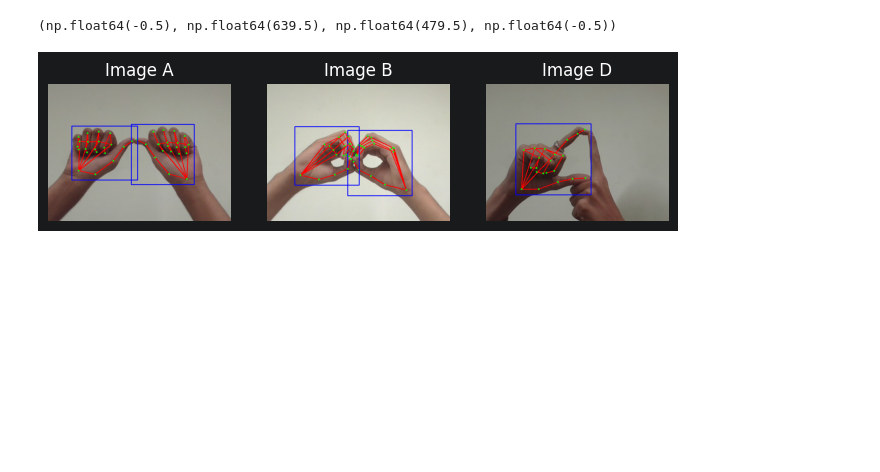
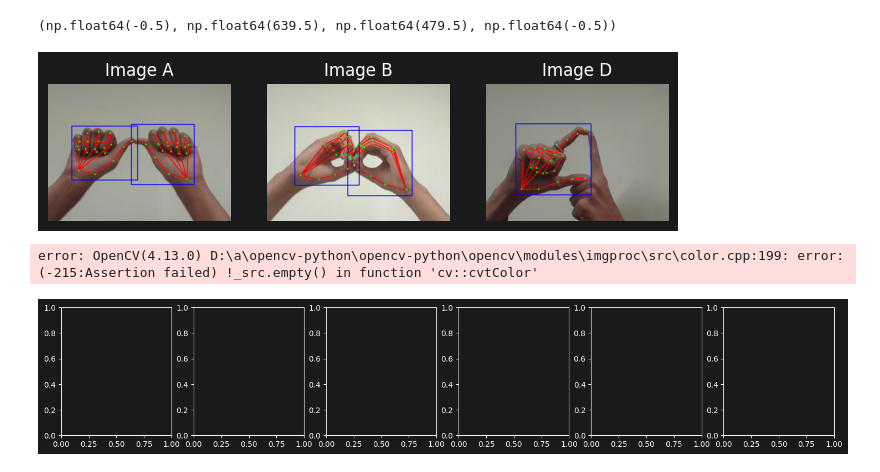
Before and after one commit to aviksarkar0204-stack/AI_Lab_Project, a Jupyter notebook: 01_Data_Exploration_new.ipynb, the cells around one changed output. Saved outputs shown, nothing was run; the diff lists cells and outputs as text; code cells hidden in the pictures; blank space fills up the shorter version.

Commit message:
Add function to load and visualize RGB images along with subplot integration in 01_Data_Exploration_new notebook

```diff
--- a/01_Data_Exploration_new.ipynb
+++ b/01_Data_Exploration_new.ipynb
@@ -372,3 +372,29 @@ plt.axis("off")
 # %% [output]
 (np.float64(-0.5), np.float64(639.5), np.float64(479.5), np.float64(-0.5))
 [figure]
+# %%
+
+def load_rgb(path):
+    img = cv2.imread(path)
+    return cv2.cvtColor(img, cv2.COLOR_BGR2RGB)
+
+# pick a class and a starting index to inspect
+class_name = "0"
+start_idx = 50
+num_images = 6
+
+fig, axes = plt.subplots(1, num_images, figsize=(18, 3))
+
+for i in range(num_images):
+    idx = start_idx + i
+    path = f"ISL_Dataset/{class_name}/{class_name}_{idx}.jpg"
+    img = load_rgb(path)
+    axes[i].imshow(img)
+    axes[i].set_title(f"{class_name}_{idx}")
+    axes[i].axis("off")
+
+plt.tight_layout()
+plt.show()
+# %% [output]
+error: OpenCV(4.13.0) D:\a\opencv-python\opencv-python\opencv\modules\imgproc\src\color.cpp:199: error: (-215:Assertion failed) !_src.empty() in function 'cv::cvtColor'
+[figure, added]
```
